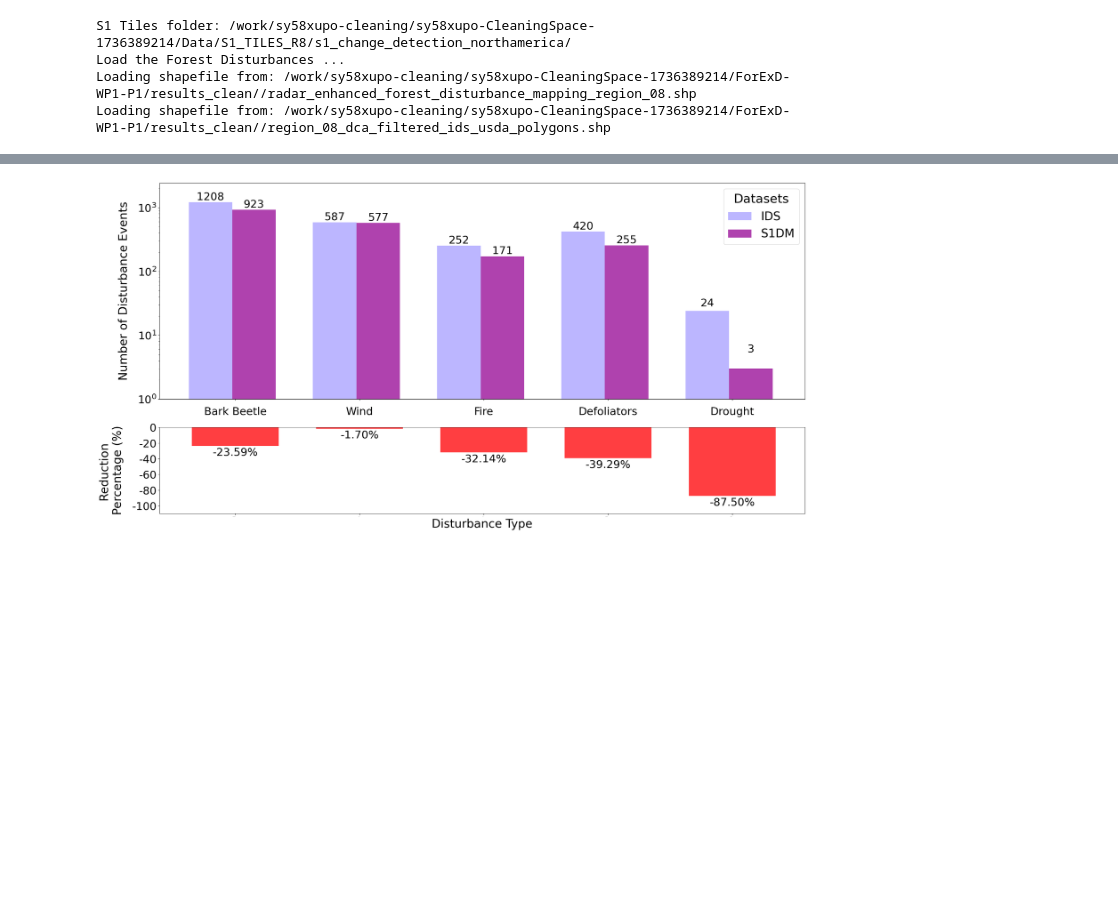
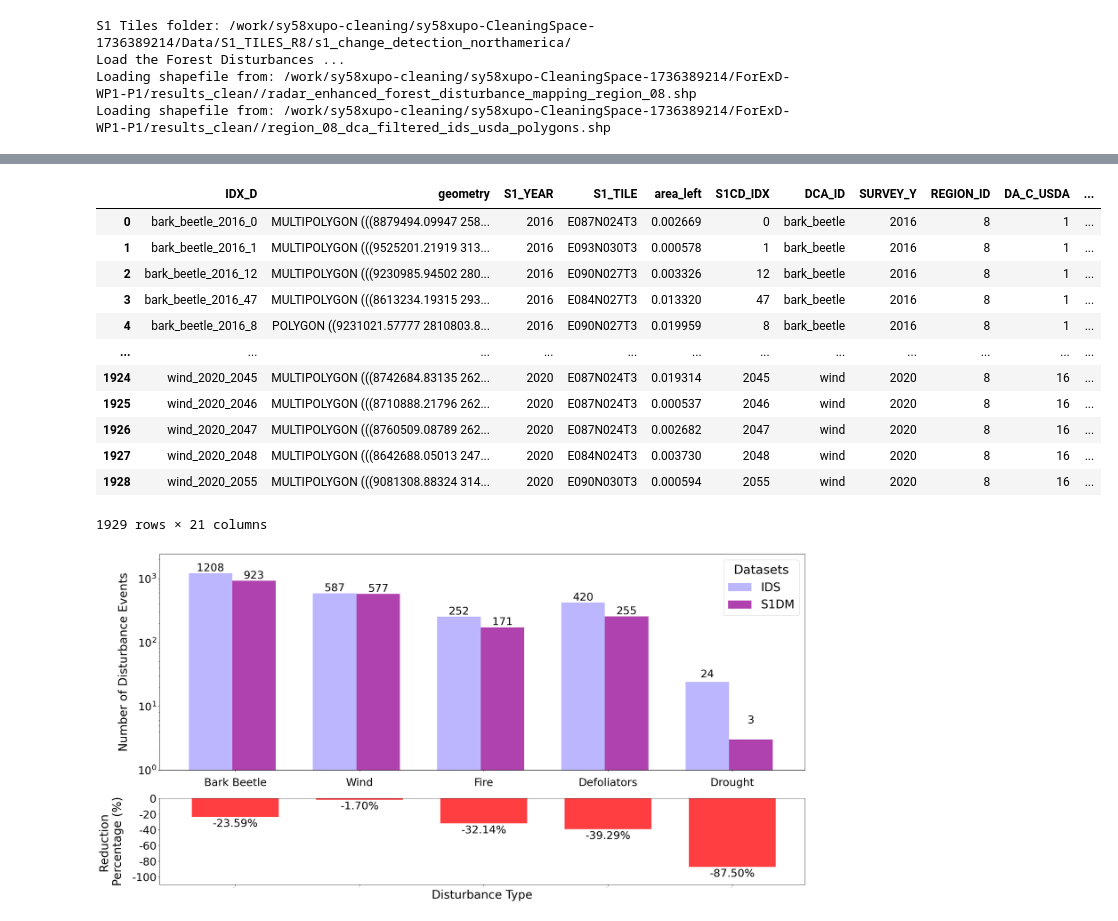
Before and after one commit to Franziska279/ForExD-WP1-P1, a Jupyter notebook: src/ids_s1dm_comparison_analysis.ipynb, the cells around one changed output, grey strips where cells are left out. Drawn from its saved outputs; the diff is of its cells as text; code cells hidden in the pictures; blank space fills up the shorter version.

```diff
--- a/src/ids_s1dm_comparison_analysis.ipynb
+++ b/src/ids_s1dm_comparison_analysis.ipynb
@@ -286,6 +339,22 @@ def add_signal_duration_column(refdm_gdf, crs=None):
 crs = "EPSG:4326"
 refdm_gdf_yearly_aggregated = merge_geometries_and_keep_columns(refdm_gdf)
 s1dm_frequency = add_signal_duration_column(refdm_gdf_yearly_aggregated, crs)
+# %%
+s1dm_frequency
+# %% [output]
+|  | IDX_D | geometry | S1_YEAR | S1_TILE | area_left | S1CD_IDX | DCA_ID | SURVEY_Y | REGION_ID | DA_C_USDA | ... |
+| 0 | bark_beetle_2016_0 | MULTIPOLYGON (((8879494.09947 258... | 2016 | E087N024T3 | 0.002669 | 0 | bark_beetle | 2016 | 8 | 1 | ... |
+| 1 | bark_beetle_2016_1 | MULTIPOLYGON (((9525201.21919 313... | 2016 | E093N030T3 | 0.000578 | 1 | bark_beetle | 2016 | 8 | 1 | ... |
+| 2 | bark_beetle_2016_12 | MULTIPOLYGON (((9230985.94502 280... | 2016 | E090N027T3 | 0.003326 | 12 | bark_beetle | 2016 | 8 | 1 | ... |
+| 3 | bark_beetle_2016_47 | MULTIPOLYGON (((8613234.19315 293... | 2016 | E084N027T3 | 0.013320 | 47 | bark_beetle | 2016 | 8 | 1 | ... |
+| 4 | bark_beetle_2016_8 | POLYGON ((9231021.57777 2810803.8... | 2016 | E090N027T3 | 0.019959 | 8 | bark_beetle | 2016 | 8 | 1 | ... |
+| ... | ... | ... | ... | ... | ... | ... | ... | ... | ... | ... | ... |
+| 1924 | wind_2020_2045 | MULTIPOLYGON (((8742684.83135 262... | 2020 | E087N024T3 | 0.019314 | 2045 | wind | 2020 | 8 | 16 | ... |
+| 1925 | wind_2020_2046 | MULTIPOLYGON (((8710888.21796 262... | 2020 | E087N024T3 | 0.000537 | 2046 | wind | 2020 | 8 | 16 | ... |
+| 1926 | wind_2020_2047 | MULTIPOLYGON (((8760509.08789 262... | 2020 | E087N024T3 | 0.002682 | 2047 | wind | 2020 | 8 | 16 | ... |
+| 1927 | wind_2020_2048 | MULTIPOLYGON (((8642688.05013 247... | 2020 | E084N024T3 | 0.003730 | 2048 | wind | 2020 | 8 | 16 | ... |
+| 1928 | wind_2020_2055 | MULTIPOLYGON (((9081308.88324 314... | 2020 | E090N030T3 | 0.000594 | 2055 | wind | 2020 | 8 | 16 | ... |
+1929 rows × 21 columns
 # %%
 plot_radar_reduction_potential(s1dm_frequency, ids_gdf, save_path=figure_radar_reduction_potential_path, plot_reduction=True)
 s1dm_cleaned = remove_drought(s1dm_frequency)
```
Also changed, not shown: parts of 9 cells of this notebook, 3 other files.
